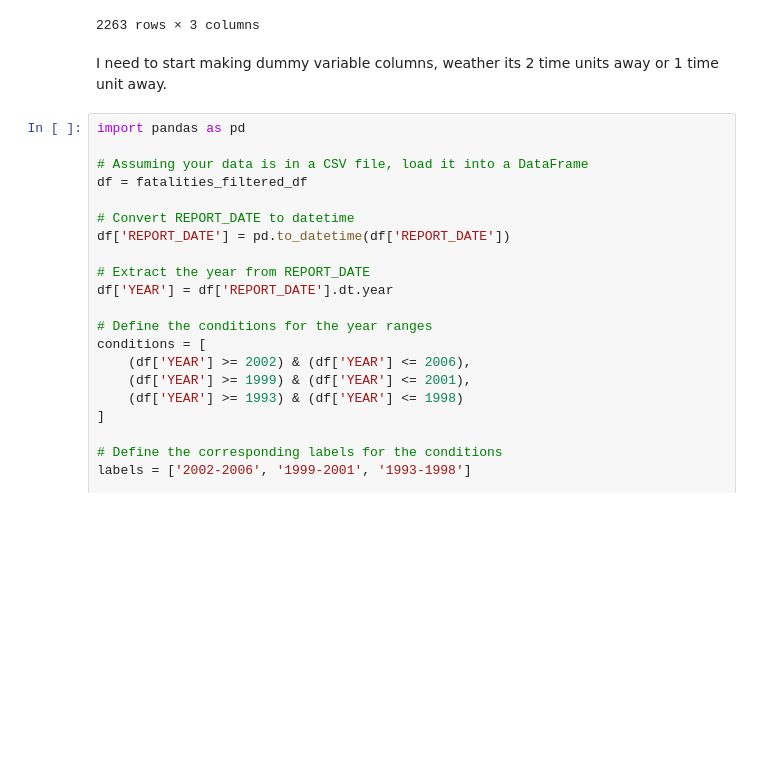
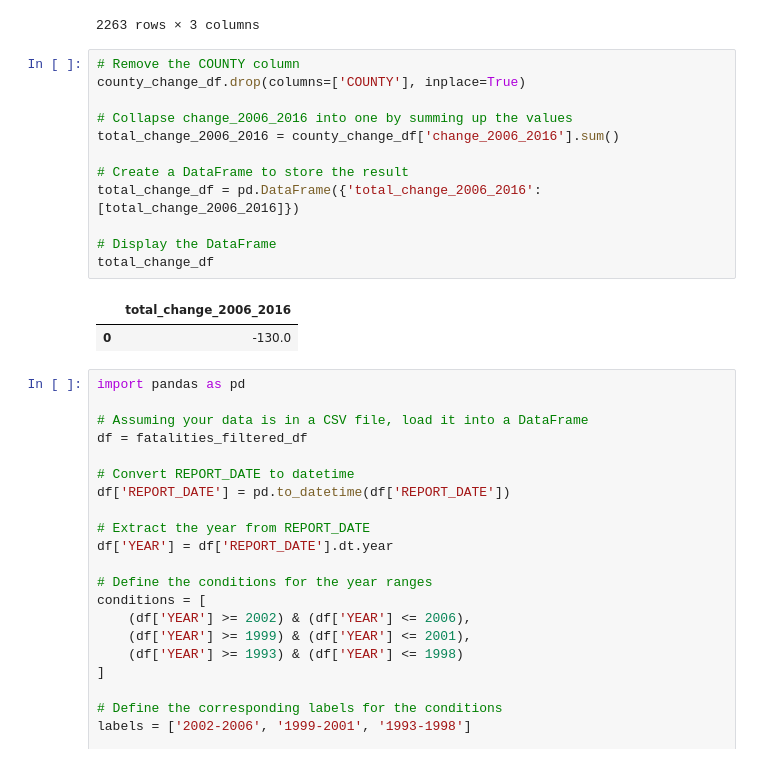
Before and after one commit to WilliamClintC/Research-Proposal-Trucks, a Jupyter notebook: Exploration/1.ipynb, the cells around one changed output. Drawn from its saved outputs; the diff is of its cells as text; blank space fills up the shorter version.

```diff
--- a/Exploration/1.ipynb
+++ b/Exploration/1.ipynb
@@ -284,8 +300,21 @@ county_change_df
 | 2261 | 2261 | 56043 | -1.0 |
 | 2262 | 2262 | 56045 | 0.0 |
 2263 rows × 3 columns
-# %% [markdown]
-I need to start making dummy variable columns, weather its 2 time units away or 1 time unit away.
+# %%
+# Remove the COUNTY column
+county_change_df.drop(columns=['COUNTY'], inplace=True)
+
+# Collapse change_2006_2016 into one by summing up the values
+total_change_2006_2016 = county_change_df['change_2006_2016'].sum()
+
+# Create a DataFrame to store the result
+total_change_df = pd.DataFrame({'total_change_2006_2016': [total_change_2006_2016]})
+
+# Display the DataFrame
+total_change_df
+# %% [output]
+|  | total_change_2006_2016 |
+| 0 | -130.0 |
 # %%
 import pandas as pd
 
```
Also changed, not shown: parts of 6 cells of this notebook, 1 other file.
